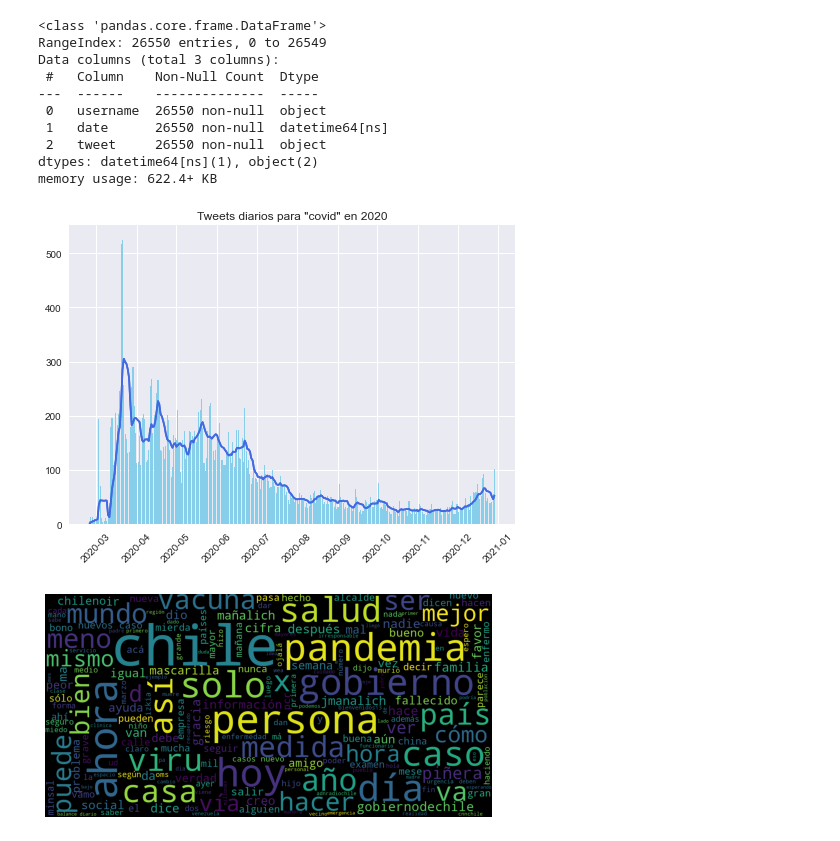
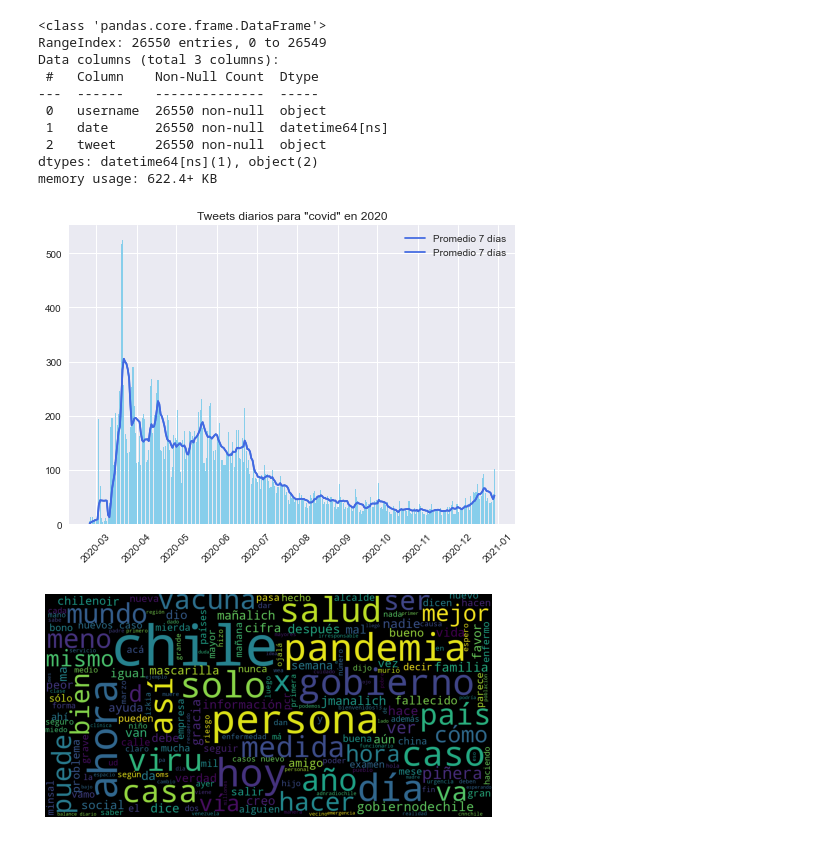
Before and after one commit to jignaciocastro8/data-project, a Jupyter notebook: tweets_data_review.ipynb, the cells around one changed output. Drawn from its saved outputs; the diff is of its cells as text; code cells hidden in the pictures.

```diff
--- a/tweets_data_review.ipynb
+++ b/tweets_data_review.ipynb
@@ -225,12 +225,12 @@ groupby = covid_2020.groupby('date').count()
 # %%
 plt.bar(groupby.index[7:], groupby['tweet'][7:], color='skyblue')
 plt.plot(groupby.index[7:], groupby.rolling(window=7).mean()[7:], color='royalblue', label='Promedio 7 días')
+plt.title('Tweets diarios para "covid" en 2020')
+plt.legend()
 plt.xticks(rotation=45)
-plt.title('Tweets diarios para "covid" en 2020')
-plt.legen
 plt.show()
 # %% [output]
-[figure, old version]
+[figure, new version]
 # %%
 wordcloud_tweets(df = covid_2020, file_name = 'wordcloud_santiago_covid_2020', save = False, forbidden_words=['covid'])
 # %% [output]
```
